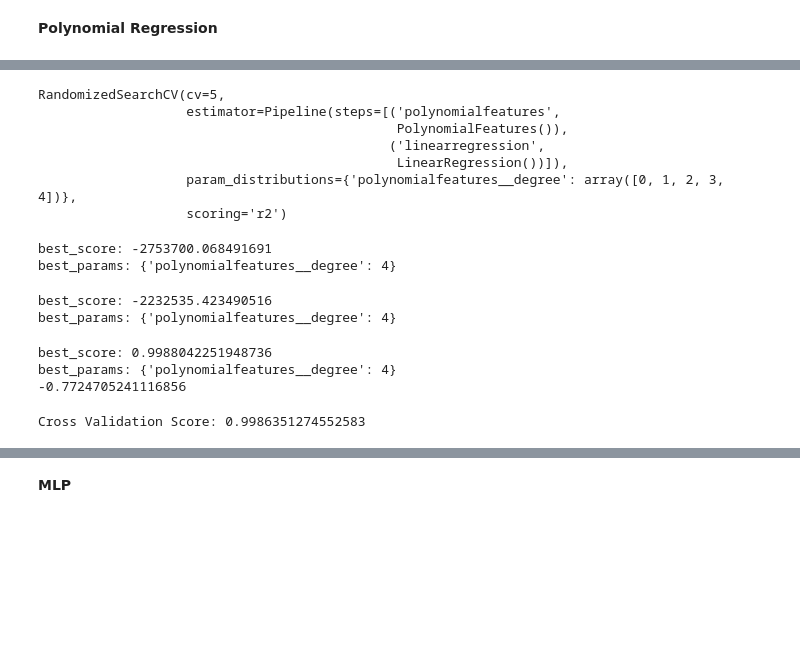
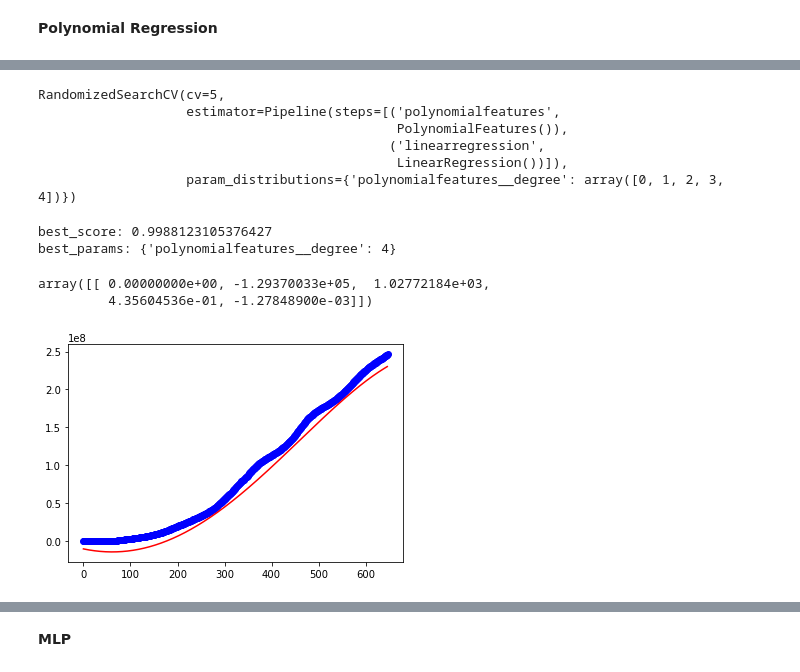
Before and after one commit to dvh549/Data_Mining, a Jupyter notebook: Covid_19_PolynomialRegression_&_MLP.ipynb, the cells around one changed output, grey strips where cells are left out. Drawn from its saved outputs; the diff is of its cells as text; code cells hidden in the pictures; blank space fills up the shorter version.

```diff
--- a/Covid_19_PolynomialRegression_&_MLP.ipynb
+++ b/Covid_19_PolynomialRegression_&_MLP.ipynb
@@ -308,43 +325,49 @@ def PolynomialRegression(degree=2, **kwargs):
 
 param_grid = {'polynomialfeatures__degree': np.arange(5)}
 
-poly_grid_RMSE = RandomizedSearchCV(PolynomialRegression(), param_grid, cv=5, scoring='neg_root_mean_squared_error')
-poly_grid_MAE = RandomizedSearchCV(PolynomialRegression(), param_grid, cv=5, scoring='neg_mean_absolute_error')
-poly_grid_r2 = RandomizedSearchCV(PolynomialRegression(), param_grid, cv=5, scoring='r2')
+poly_grid = RandomizedSearchCV(PolynomialRegression(), param_grid, cv=5)
+# poly_grid_MAE = RandomizedSearchCV(PolynomialRegression(), param_grid, cv=5, scoring='neg_mean_absolute_error')
+# poly_grid_r2 = RandomizedSearchCV(PolynomialRegression(), param_grid, cv=5, scoring='r2')
 
-poly_grid_RMSE.fit(X_train_confirmed,y_train_confirmed)
-poly_grid_MAE.fit(X_train_confirmed,y_train_confirmed)
-poly_grid_r2.fit(X_train_confirmed,y_train_confirmed)
+# poly_grid_RMSE.fit(X_train_confirmed,y_train_confirmed)
+# poly_grid_MAE.fit(X_train_confirmed,y_train_confirmed)
+# poly_grid_r2.fit(X_train_confirmed,y_train_confirmed)
+poly_grid.fit(X_train_confirmed,y_train_confirmed)
 # %% [output]
 RandomizedSearchCV(cv=5,
                    estimator=Pipeline(steps=[('polynomialfeatures',
                                               PolynomialFeatures()),
                                              ('linearregression',
                                               LinearRegression())]),
-                   param_distributions={'polynomialfeatures__degree': array([0, 1, 2, 3, 4])},
-                   scoring='r2')
+                   param_distributions={'polynomialfeatures__degree': array([0, 1, 2, 3, 4])})
 # %%
 
-print('best_score:', poly_grid_RMSE.best_score_)
-print('best_params:', poly_grid_RMSE.best_params_)
+print('best_score:', poly_grid.best_score_)
+print('best_params:', poly_grid.best_params_)
 # %% [output]
-best_score: -2753700.068491691
+best_score: 0.9988123105376427
 best_params: {'polynomialfeatures__degree': 4}
-# %%
-print('best_score:', poly_grid_MAE.best_score_)
-print('best_params:', poly_grid_MAE.best_params_)
-# %% [output]
-best_score: -2232535.423490516
-best_params: {'polynomialfeatures__degree': 4}
-# %%
-print('best_score:', poly_grid_r2.best_score_)
-print('best_params:', poly_grid_r2.best_params_)
-print((1-poly_grid_r2.best_score_)*(len(world_cases)-1)/(len(world_cases)-len(days_since_1_22)-1))
-# %% [output]
-best_score: 0.9988042251948736
-best_params: {'polynomialfeatures__degree': 4}
--0.7724705241116856
-# %%
-print("Cross Validation Score: " +str(np.mean(cross_val_score(poly_grid_r2,days_since_1_22 , world_cases, cv=k_fold))))
-# %% [output]
-Cross Validation Score: 0.9986351274552583
+# %%
+poly_2 = PolynomialFeatures(degree = 4)
+x_train_poly, x_test_poly = poly_2.fit_transform(X_train_confirmed), poly_2.fit_transform(X_test_confirmed)
+
+polyReg_2 = linear_model.LinearRegression()
+poly_model_2 = polyReg_2.fit(x_train_poly,y_train_confirmed)
+coef = poly_model_2.coef_
+intercept = poly_model.intercept_
+coef
+# %% [output]
+array([[ 0.00000000e+00, -1.29370033e+05,  1.02772184e+03,
+         4.35604536e-01, -1.27848900e-03]])
+# %%
+
+x_axis = np.arange(0, 646, 0.1)
+# response = intercept + coef[0][1] * x_axis + coef[0][2] * x_axis**2+ coef[0][3] * x_axis**3
+
+response = intercept + coef[0][1] * x_axis + coef[0][2] * x_axis**2 + coef[0][3] * x_axis**3  + coef[0][4] * x_axis**4
+
+plt.scatter(days_since_1_22, world_cases, color='b')
+plt.plot(x_axis, response, color='r')
+plt.show()
+# %% [output]
+[figure, added]
```
Also changed, not shown: parts of 18 cells of this notebook.
